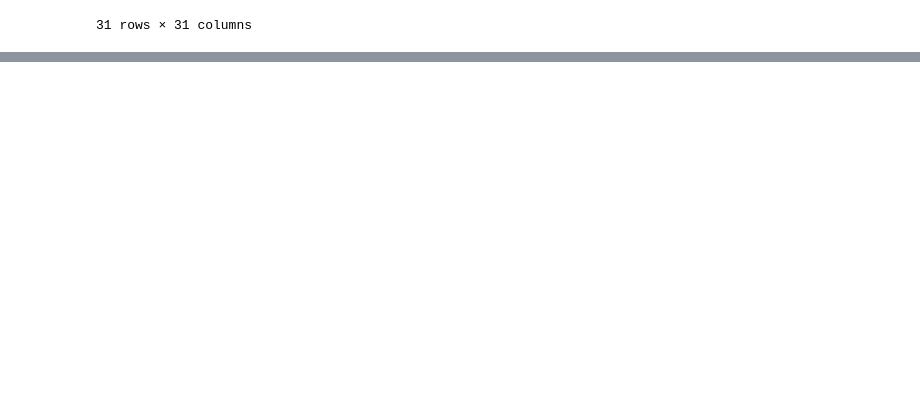
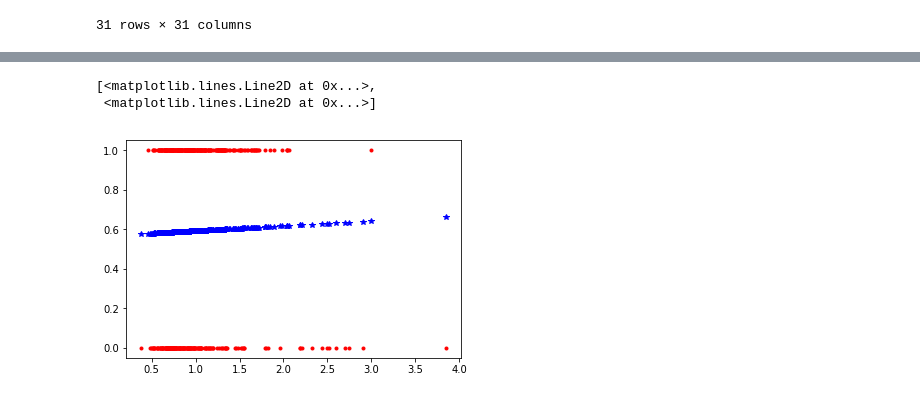
Before and after one commit to kaustubhharapanahalli/MachineLearningIntro, a Jupyter notebook: Logistic Regression/breast cancer type prediction using logistic regression.ipynb, the cells around one changed output, grey strips where cells are left out. Cells and saved outputs as stored; diff of their text form; code cells hidden in the pictures; blank space fills up the shorter version.

```diff
--- a/Logistic Regression/breast cancer type prediction using logistic regression.ipynb
+++ b/Logistic Regression/breast cancer type prediction using logistic regression.ipynb
@@ -123,0 +177,2 @@ def step_gradient():
+# %%
+final_a, final_b = descend(final_a, final_b, x_train, y_train, learning_rate, iterations)
@@ -123,0 +190,7 @@ def step_gradient():
+# %%
+f = final_a * x_train + final_b
+plt.plot(x_train, y_train, 'r.', x_train, sigmoid(f), 'b*')
+# %% [output]
+[<matplotlib.lines.Line2D at 0x...>,
+ <matplotlib.lines.Line2D at 0x...>]
+[figure, added]
```
Also changed, not shown: parts of 15 cells of this notebook.
